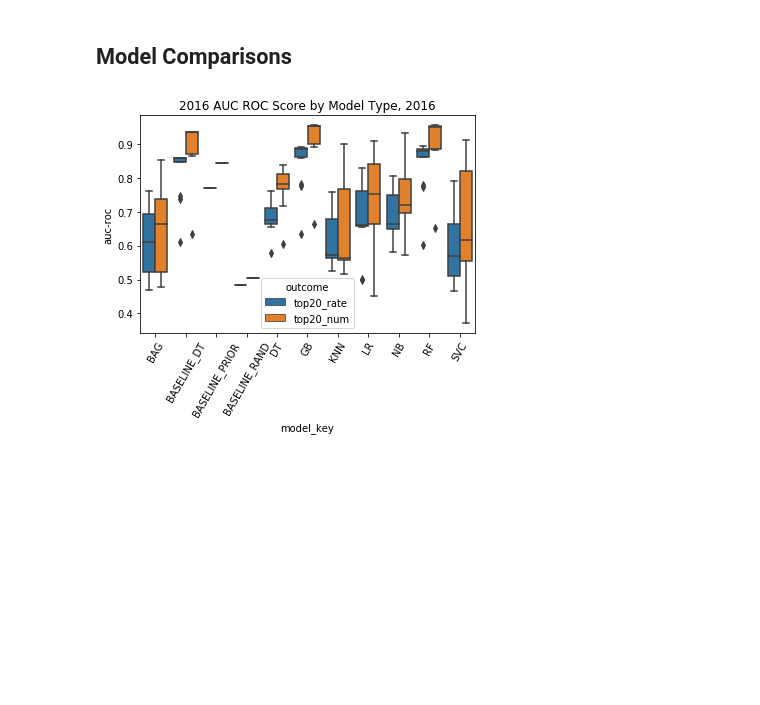
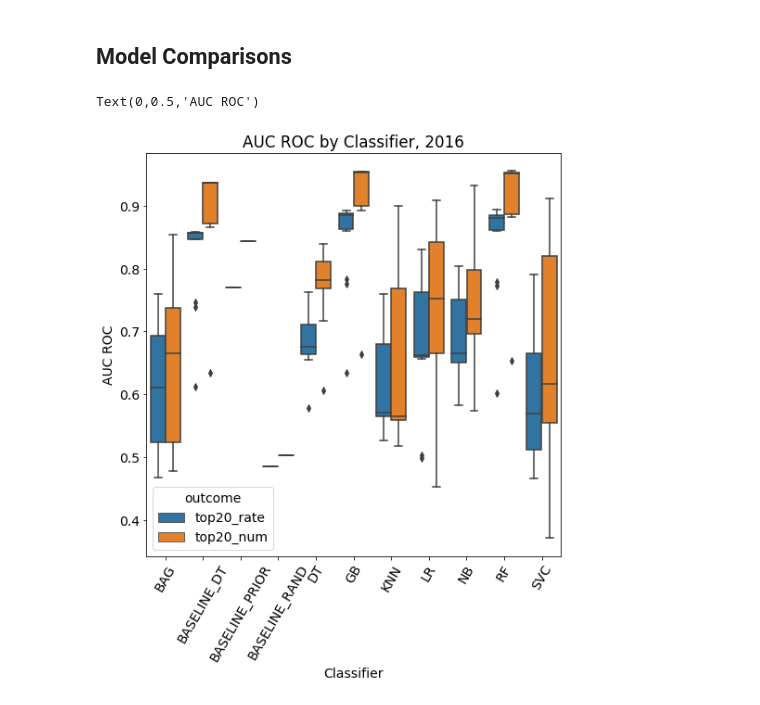
Before and after one commit to justincohler/evictions-learn, a Jupyter notebook: src/Phase I Analysis.ipynb, the cells around one changed output. Saved outputs shown, nothing was run; the diff lists cells and outputs as text; code cells hidden in the pictures; blank space fills up the shorter version.

Commit message:
generalized plots

```diff
--- a/src/Phase I Analysis.ipynb
+++ b/src/Phase I Analysis.ipynb
@@ -36,13 +38,20 @@ pref_len = len(prefix)
 results['year'] = results['testing_dates'].str.slice(start=pref_len, stop=pref_len+4)
 # %% [markdown]
 ## Model Comparisons
+# %%
+# Set common graphic features
+plt.rcParams['figure.figsize'] = [8, 8]
+plt.rcParams.update({'font.size': 14})
+# %%
+# Slice to 2016 results only
+results_2016 = results[results['year'] == '2016']
 # %%
-df_2016 = results[results['year'] == '2016']
-#results.tail()
-sns.boxplot(x='model_key', y='auc-roc', hue='outcome', data =df_2016.sort_values(by='model_key'))
-plt.title("2016 AUC ROC Score by Model Type, 2016")
+sns.boxplot(x='model_key', y='auc-roc', hue='outcome', data =results_2016.sort_values(by='model_key'))
+plt.title("AUC ROC by Classifier, 2016")
 plt.xticks(rotation=60)
-plt.rcParams['figure.figsize'] = [10, 8]
+plt.xlabel('Classifier')
+plt.ylabel('AUC ROC')
 # %% [output]
+Text(0,0.5,'AUC ROC')
-[figure, old version]
+[figure, new version]
 # %%
```
Also changed, not shown: parts of 4 cells of this notebook.
